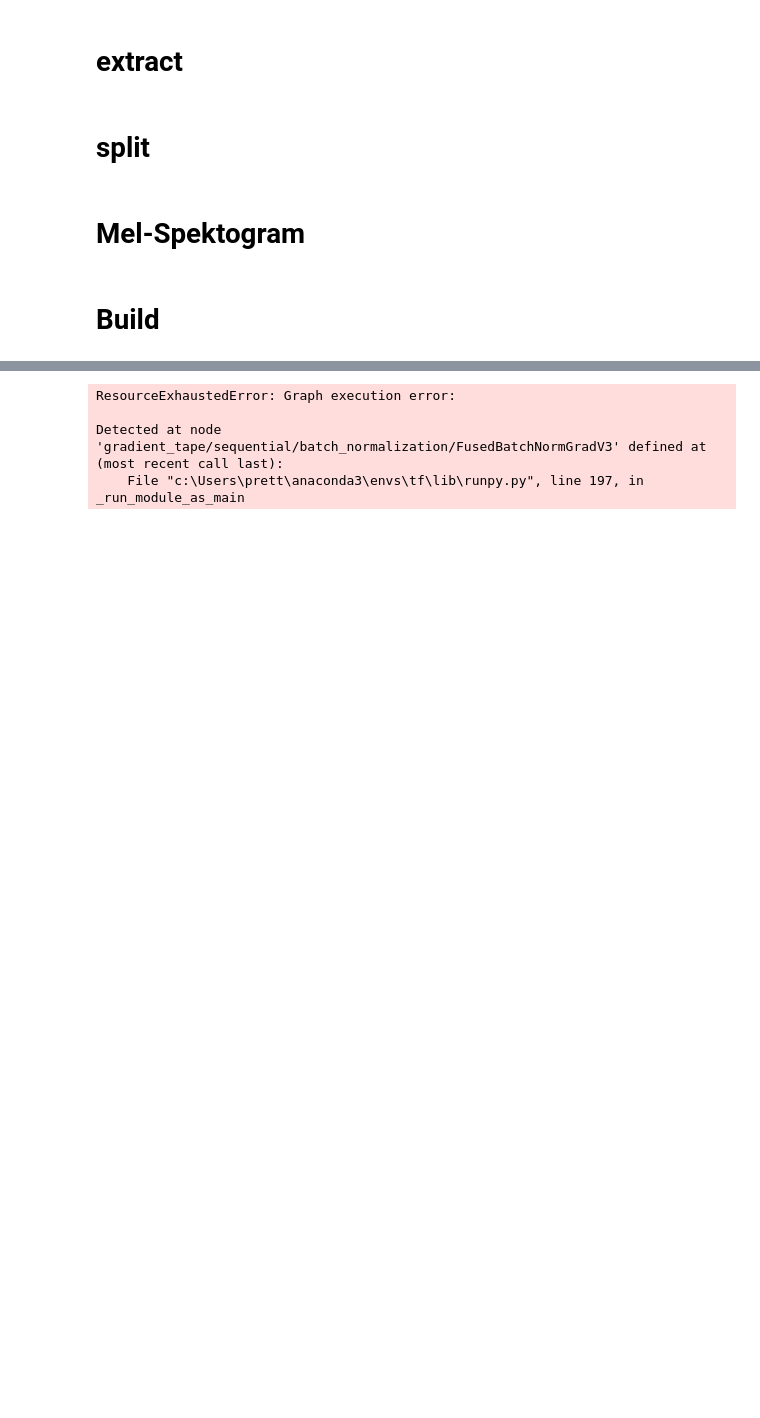
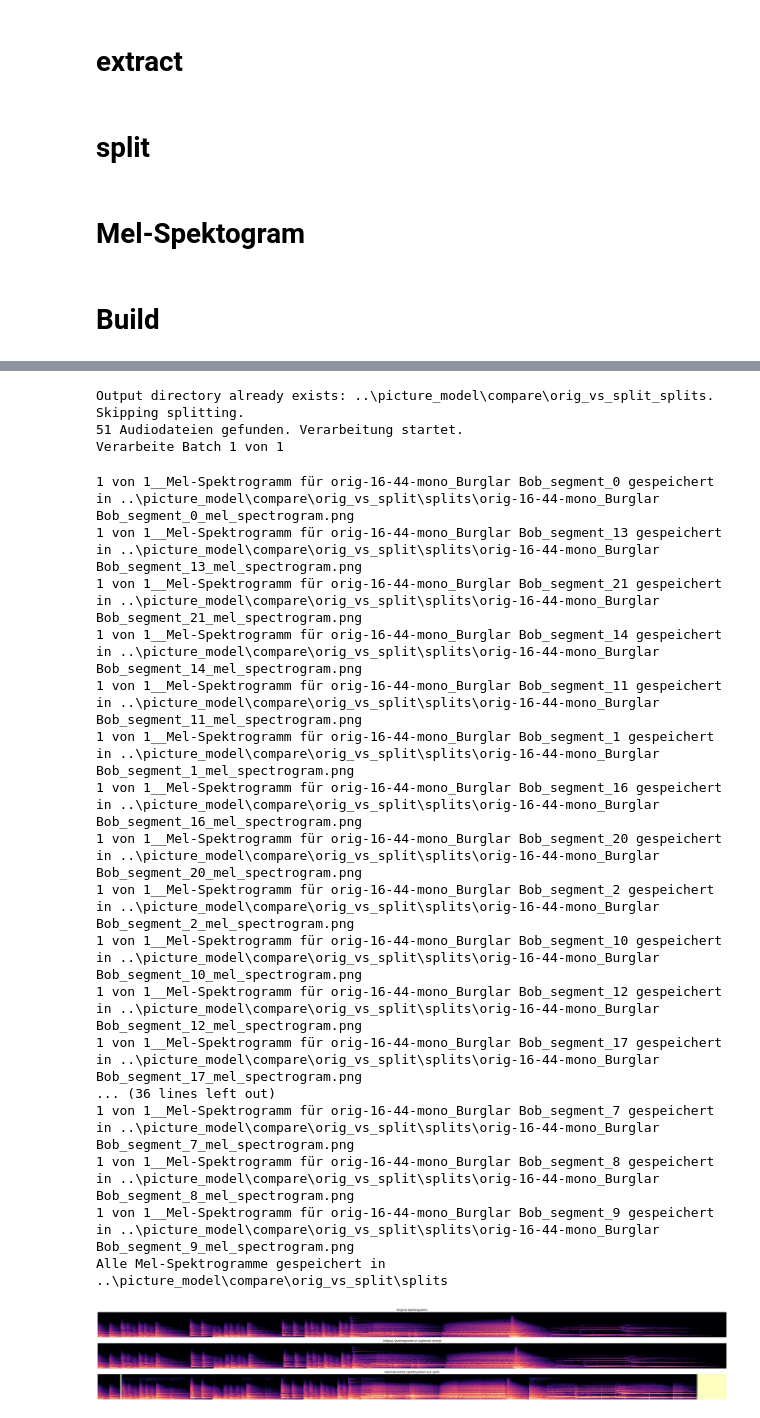
Before and after one commit to pretteter/Master, a Jupyter notebook: Tutorial/picture_model/Programm_audioToPicture.ipynb, the cells around one changed output, grey strips where cells are left out. Saved outputs shown, nothing was run; the diff lists cells and outputs as text; code cells hidden in the pictures; blank space fills up the shorter version.

Commit message:
compare

```diff
--- a/Tutorial/picture_model/Programm_audioToPicture.ipynb
+++ b/Tutorial/picture_model/Programm_audioToPicture.ipynb
@@ -35,10 +35,10 @@ import csv
 
 
 img_height, img_width = 128, 128
-BATCH_SIZE=4
-epochs=20
+BATCH_SIZE=1
+epochs=25
 use_resnet = False
-use_shap_values = True
+use_shap_values = False
 check_image = False
 
 # Globale Pfade für die Daten
@@ -184,7 +178,7 @@ def plot_spectrogram(wav_path, output_dir):
 
 def split_audio_dataset(input_dir):
         segment_length_ms = 1000
-        overlap_ms = 500  # 50% Überlappung
+        overlap_ms = 0  # 50% Überlappung
 
         output_dir = input_dir.parent / f"{input_dir.name}_splits"
         trash_dir = input_dir.parent / f"{input_dir.name}_trash"
@@ -254,13 +248,13 @@ def process_audio_file(audio_file, input_dir, output_dir, n_mels, fmin, fmax):
     target_dir = output_dir / relative_path.parent
     target_dir.mkdir(parents=True, exist_ok=True)
 
-    # def trim_to_zero_crossings(y, sr):
-    #     start_sample = librosa.zero_crossings(y, pad=False).argmax()
-    #     end_sample = len(y) - librosa.zero_crossings(y[::-1], pad=False).argmax()
-    #     return y[start_sample:end_sample]
+    def trim_to_zero_crossings(y, sr):
+        start_sample = librosa.zero_crossings(y, pad=False).argmax()
+        end_sample = len(y) - librosa.zero_crossings(y[::-1], pad=False).argmax()
+        return y[start_sample:end_sample]
     # Lade die Audiodatei mit librosa
     y, sr = librosa.load(audio_file, sr=44100)
-    # y = trim_to_zero_crossings(y, sr)
+    y = trim_to_zero_crossings(y, sr)
 
     # Berechne das Mel-Spektrogramm
     # padding = 1024
@@ -273,7 +267,7 @@ def process_audio_file(audio_file, input_dir, output_dir, n_mels, fmin, fmax):
     # Rückgabe der Daten ohne das Plotten
     return relative_path, mel_spectrogram, sr, target_dir, audio_file.stem
 
-def generate_mel_spectrograms_with_structure(input_dir, output_dir, n_mels=256, fmin=20, fmax=44100, batch_size=100):
+def generate_mel_spectrograms_with_structure(input_dir, output_dir, n_mels=256, fmin=20, fmax=44100, batch_size=100, square = True):
     """
     Optimierte Funktion für die Verarbeitung von Mel-Spektrogrammen:
     1. Berechnung wird parallelisiert.
@@ -325,14 +319,25 @@ def generate_mel_spectrograms_with_structure(input_dir, output_dir, n_mels=256,
 
             try:
                 # Erstelle das Bild des Mel-Spektrogramms
-                plt.figure(figsize=(20, 2))
-                librosa.display.specshow(mel_spectrogram_db, x_axis='time', y_axis='mel', sr=sr, cmap='magma', fmin=fmin, fmax=fmax)
-                plt.axis('off')
+                if square:
+                    plt.figure(figsize=(2, 2))
+                    librosa.display.specshow(mel_spectrogram_db, x_axis='time', y_axis='mel', sr=sr, cmap='magma', fmin=fmin, fmax=fmax)
+                    plt.axis('off')
 
                 # Speichern des Bildes als PNG
-                plt.savefig(mel_spectrogram_path, bbox_inches='tight', pad_inches=0, dpi=600)
-                plt.close()
-                print(f"{batch_start // batch_size + 1} von {total_files // batch_size + 1}__Mel-Spektrogramm für {audio_file_stem} gespeichert in {mel_spectrogram_path}")
+                    plt.savefig(mel_spectrogram_path, bbox_inches='tight', pad_inches=0, dpi=300)
+                    plt.close()
+                    print(f"{batch_start // batch_size + 1} von {total_files // batch_size + 1}__Mel-Spektrogramm für {audio_file_stem} gespeichert in {mel_spectrogram_path}")
+                else:
+                    plt.figure(figsize=(40, 2))
+                    librosa.display.specshow(mel_spectrogram_db, x_axis='time', y_axis='mel', sr=sr, cmap='magma', fmin=fmin, fmax=fmax)
+                    plt.axis('off')
+
+                # Speichern des Bildes als PNG
+                    plt.savefig(mel_spectrogram_path, bbox_inches='tight', pad_inches=0, dpi=900)
+                    plt.close()
+                    print(f"{batch_start // batch_size + 1} von {total_files // batch_size + 1}__Mel-Spektrogramm für {audio_file_stem} gespeichert in {mel_spectrogram_path}")
+
             except Exception as e:
                 print(f"Fehler beim Plotten von {audio_file_stem}: {e}")
             finally:
@@ -839,7 +914,7 @@ if __name__ == "__main__":
         check_images(test_mel_dir)
 
 
-
+    process_and_compare_spectrograms("../picture_model/compare/orig_vs_split/orig-16-44-mono_Burglar Bob.wav", "../picture_model/compare/orig_vs_split/splits/")
     # compare_segments(train_mel_dir)
 
     path = train_and_result()
@@ -867,4 +942,21 @@ Epoch 1/20
-ResourceExhaustedError: Graph execution error:
-
-Detected at node 'gradient_tape/sequential/batch_normalization/FusedBatchNormGradV3' defined at (most recent call last):
-    File "c:\Users\prett\anaconda3\envs\tf\lib\runpy.py", line 197, in _run_module_as_main
+Output directory already exists: ..\picture_model\compare\orig_vs_split_splits. Skipping splitting.
+51 Audiodateien gefunden. Verarbeitung startet.
+Verarbeite Batch 1 von 1
+1 von 1__Mel-Spektrogramm für orig-16-44-mono_Burglar Bob_segment_0 gespeichert in ..\picture_model\compare\orig_vs_split\splits\orig-16-44-mono_Burglar Bob_segment_0_mel_spectrogram.png
+1 von 1__Mel-Spektrogramm für orig-16-44-mono_Burglar Bob_segment_13 gespeichert in ..\picture_model\compare\orig_vs_split\splits\orig-16-44-mono_Burglar Bob_segment_13_mel_spectrogram.png
+1 von 1__Mel-Spektrogramm für orig-16-44-mono_Burglar Bob_segment_21 gespeichert in ..\picture_model\compare\orig_vs_split\splits\orig-16-44-mono_Burglar Bob_segment_21_mel_spectrogram.png
+1 von 1__Mel-Spektrogramm für orig-16-44-mono_Burglar Bob_segment_14 gespeichert in ..\picture_model\compare\orig_vs_split\splits\orig-16-44-mono_Burglar Bob_segment_14_mel_spectrogram.png
+1 von 1__Mel-Spektrogramm für orig-16-44-mono_Burglar Bob_segment_11 gespeichert in ..\picture_model\compare\orig_vs_split\splits\orig-16-44-mono_Burglar Bob_segment_11_mel_spectrogram.png
+1 von 1__Mel-Spektrogramm für orig-16-44-mono_Burglar Bob_segment_1 gespeichert in ..\picture_model\compare\orig_vs_split\splits\orig-16-44-mono_Burglar Bob_segment_1_mel_spectrogram.png
+1 von 1__Mel-Spektrogramm für orig-16-44-mono_Burglar Bob_segment_16 gespeichert in ..\picture_model\compare\orig_vs_split\splits\orig-16-44-mono_Burglar Bob_segment_16_mel_spectrogram.png
+1 von 1__Mel-Spektrogramm für orig-16-44-mono_Burglar Bob_segment_20 gespeichert in ..\picture_model\compare\orig_vs_split\splits\orig-16-44-mono_Burglar Bob_segment_20_mel_spectrogram.png
+1 von 1__Mel-Spektrogramm für orig-16-44-mono_Burglar Bob_segment_2 gespeichert in ..\picture_model\compare\orig_vs_split\splits\orig-16-44-mono_Burglar Bob_segment_2_mel_spectrogram.png
+1 von 1__Mel-Spektrogramm für orig-16-44-mono_Burglar Bob_segment_10 gespeichert in ..\picture_model\compare\orig_vs_split\splits\orig-16-44-mono_Burglar Bob_segment_10_mel_spectrogram.png
+1 von 1__Mel-Spektrogramm für orig-16-44-mono_Burglar Bob_segment_12 gespeichert in ..\picture_model\compare\orig_vs_split\splits\orig-16-44-mono_Burglar Bob_segment_12_mel_spectrogram.png
+1 von 1__Mel-Spektrogramm für orig-16-44-mono_Burglar Bob_segment_17 gespeichert in ..\picture_model\compare\orig_vs_split\splits\orig-16-44-mono_Burglar Bob_segment_17_mel_spectrogram.png
+... (36 lines left out)
+1 von 1__Mel-Spektrogramm für orig-16-44-mono_Burglar Bob_segment_7 gespeichert in ..\picture_model\compare\orig_vs_split\splits\orig-16-44-mono_Burglar Bob_segment_7_mel_spectrogram.png
+1 von 1__Mel-Spektrogramm für orig-16-44-mono_Burglar Bob_segment_8 gespeichert in ..\picture_model\compare\orig_vs_split\splits\orig-16-44-mono_Burglar Bob_segment_8_mel_spectrogram.png
+1 von 1__Mel-Spektrogramm für orig-16-44-mono_Burglar Bob_segment_9 gespeichert in ..\picture_model\compare\orig_vs_split\splits\orig-16-44-mono_Burglar Bob_segment_9_mel_spectrogram.png
+Alle Mel-Spektrogramme gespeichert in ..\picture_model\compare\orig_vs_split\splits
+[figure, added]
```
Also changed, not shown: parts of 3 cells of this notebook, 17 other files.
